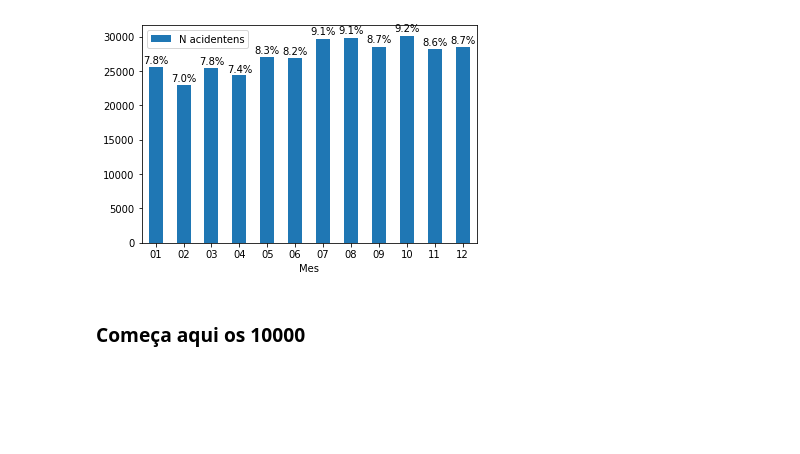
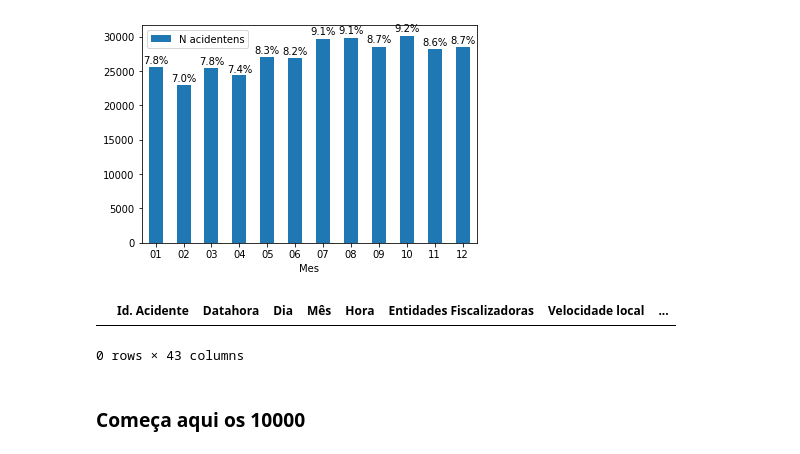
Before and after one commit to mrdso2-iscte/IAA_PROJECT, a Jupyter notebook: IAA.ipynb, the cells around one changed output. Saved outputs shown, nothing was run; the diff lists cells and outputs as text; code cells hidden in the pictures; blank space fills up the shorter version.

```diff
--- a/IAA.ipynb
+++ b/IAA.ipynb
@@ -20,6 +20,8 @@ d8=pd.read_csv('2018.csv',sep = ';', encoding="ISO-8859-1")
 d9=pd.read_csv('2019.csv',sep = ';', encoding="ISO-8859-1")
 data=pd.concat([d0, d1,d2,d3,d4,d5,d6,d7,d8,d9], sort=False)
 # %%
+percentages=[]
+
 mes_groupby=data.groupby(data['Datahora'].str.split(':').str[1])
 df = pd.DataFrame({'Mes':mes_groupby.groups.keys(), 'N acidentens':mes_groupby.size()})
 ax = df.plot.bar(x='Mes', y='N acidentens', rot=0)
@@ -28,9 +30,20 @@ for p in ax.patches:
     width = p.get_width()
     height = p.get_height()
     x, y = p.get_xy()
+    percentages.append(round(height/len(data),3))
     ax.annotate(f'{round(height/len(data)*100,1)}%', (x + width/2, y + height*1.02), ha='center')
 # %% [output]
 [figure]
+# %%
+new_data= pd.DataFrame(columns = data.columns)
+for name, group in mes_groupby:
+  d=group.sample(int(10000*percentages[int(name)-1]))
+  new_data.append(d, ignore_index = True)
+# %%
+new_data
+# %% [output]
+|  | Id. Acidente | Datahora | Dia | Mês | Hora | Entidades Fiscalizadoras | Velocidade local | ... |
+0 rows × 43 columns
 # %%
 ano_groupby=data.groupby(data['Datahora'].str.split(':').str[0])
 df = pd.DataFrame({'Ano':ano_groupby.groups.keys(), 'N acidentens':ano_groupby.size()})
```
